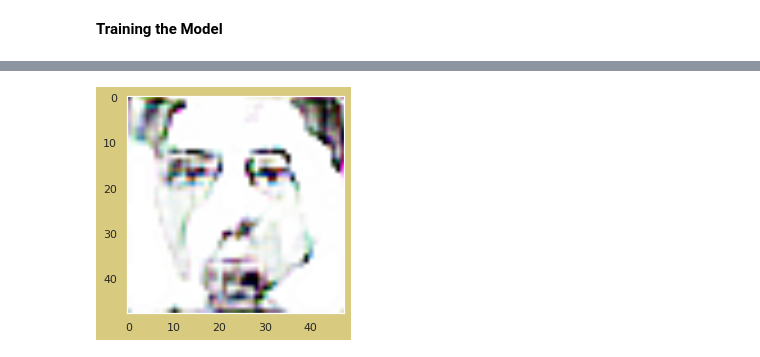
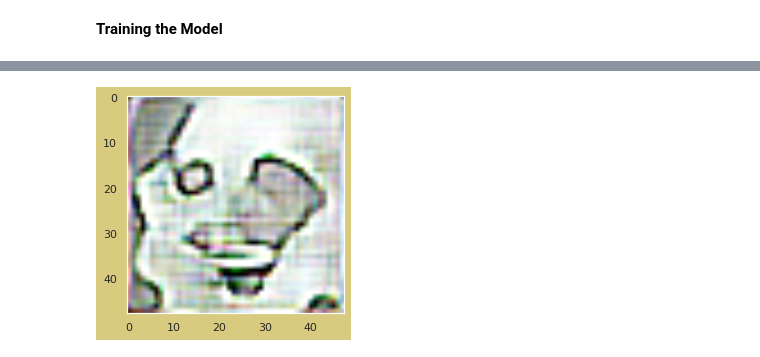
Before and after one commit to dario-x/MoodVisualizer, a Jupyter notebook: main.ipynb, the cells around one changed output, grey strips where cells are left out. Saved outputs shown, nothing was run; the diff lists cells and outputs as text; code cells hidden in the pictures.

Commit message:
small change to one plot

```diff
--- a/main.ipynb
+++ b/main.ipynb
@@ -557,11 +560,11 @@ plot_examples(8, Images)
 # %%
-image = np.array(Images[6])
+image = np.array(Images[3])
 kernel = np.array([[0, -1, 0],
                    [-1, 5,-1],
                    [0, -1, 0]])
 image_sharp = cv2.filter2D(src=image, ddepth=-1, kernel=kernel)
 
 plt.imshow(image_sharp,cmap="hot", interpolation="bilinear")
 plt.grid(False)
 # %% [output]
-[figure, old version]
+[figure, new version]
```
Also changed, not shown: parts of 10 cells of this notebook.
